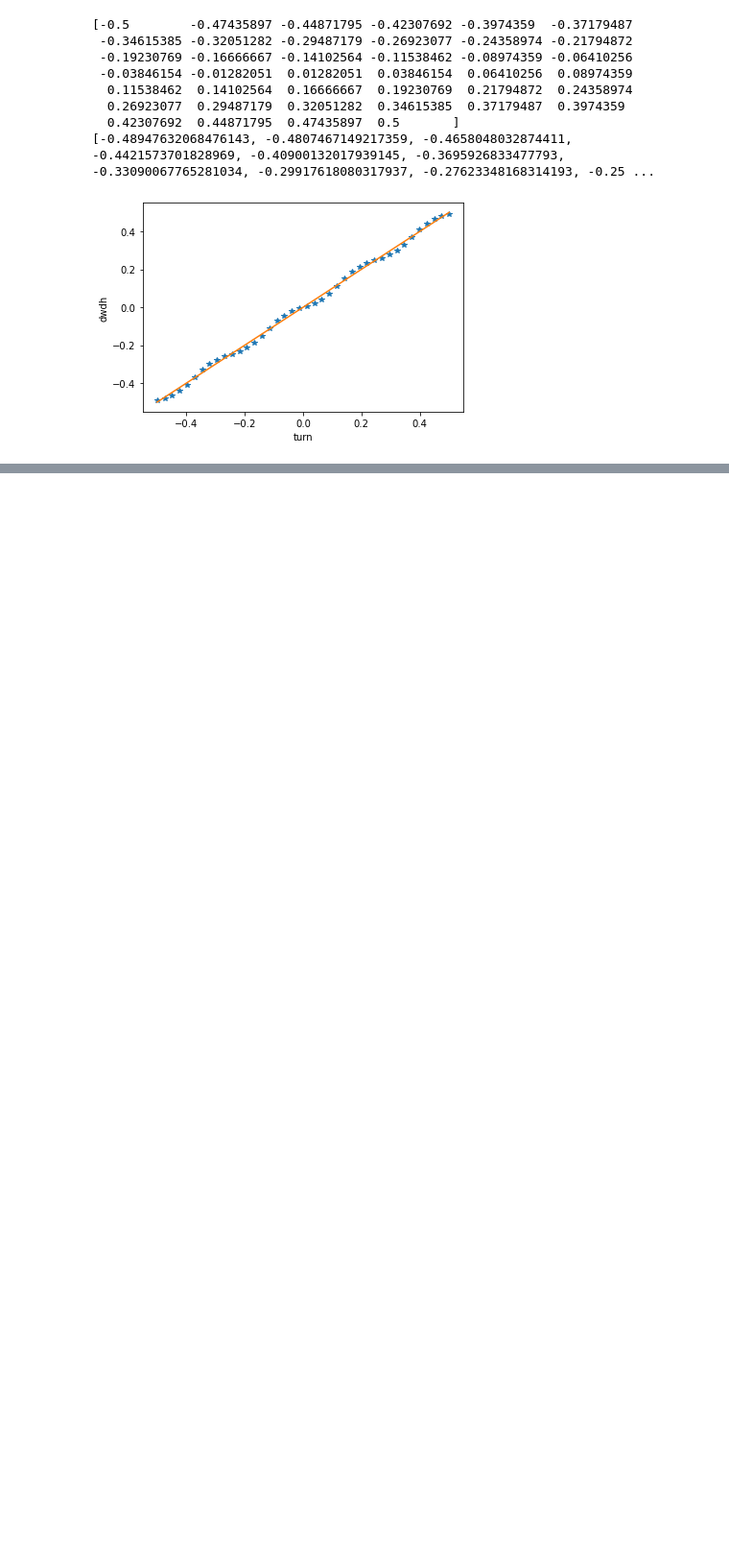
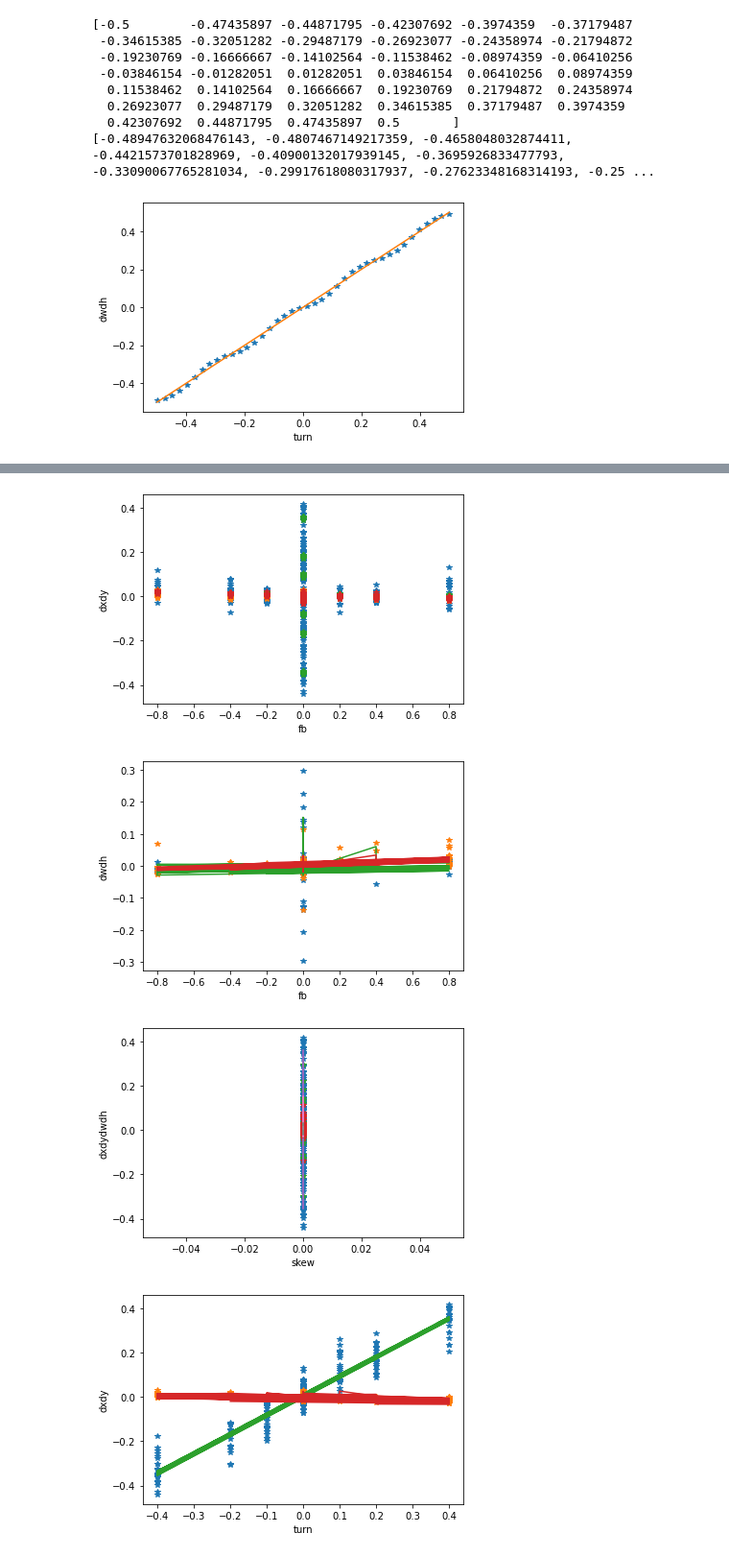
Before and after one commit to grybka/gratbot, a Jupyter notebook: theo_chaser/offline_training/train_object_motion_mk2.ipynb, the cells around one changed output, grey strips where cells are left out. Shown at 96% size. Saved outputs shown, nothing was run; the diff lists cells and outputs as text; code cells hidden in the pictures; blank space fills up the shorter version.

```diff
--- a/theo_chaser/offline_training/train_object_motion_mk2.ipynb
+++ b/theo_chaser/offline_training/train_object_motion_mk2.ipynb
@@ -372,0 +381,51 @@ print(losslog)
+# %%
+y_pred=(model(training_x)).detach()
+
+titles=["x","y","w","h"]
+fig, ax = plt.subplots()
+ax.set(xlabel='fb', ylabel='dxdy',title='')
+#ax.plot(training_x[:,2],training_y,'*')
+ax.plot(cut_action[:,0],delta_state[:,0:2],'*')
+ax.plot(cut_action[:,0],y_pred[:,0:2],'*')
+fig.show()
+
+
+fig, ax = plt.subplots()
+ax.set(xlabel='fb', ylabel='dwdh',title='')
+#ax.plot(training_x[:,2],training_y,'*')
+ax.plot(cut_action[:,0],delta_state[:,2:4],'*')
+ax.plot(cut_action[:,0],y_pred[:,2:4])
+
+ax.plot()
+fig.show()
+
+
+fig, ax = plt.subplots()
+ax.set(xlabel='skew', ylabel='dxdydwdh',title='')
+#ax.plot(training_x[:,2],training_y,'*')
+ax.plot(cut_action[:,1],delta_state,'*')
+ax.plot(cut_action[:,1],y_pred)
+
+fig.show()
+
+fig, ax = plt.subplots()
+ax.set(xlabel='turn', ylabel='dxdy',title='')
+#ax.plot(training_x[:,2],training_y,'*')
+ax.plot(cut_action[:,2],delta_state[:,0:2],'*')
+#ax.plot(cut_action[:,2],training_y)
+ax.plot(cut_action[:,2],y_pred[:,0:2])
+
+fig.show()
+
+fig, ax = plt.subplots()
+ax.set(xlabel='turn', ylabel='dwdh',title='')
+#ax.plot(training_x[:,2],training_y,'*')
+ax.plot(cut_action[:,2],delta_state[:,2:4],'*')
+ax.plot(cut_action[:,2],y_pred[:,2:4])
+
+fig.show()
+# %% [output]
+[figure, added]
+[figure, added]
+[figure, added]
+[figure, added]
```
Also changed, not shown: parts of 9 cells of this notebook.
